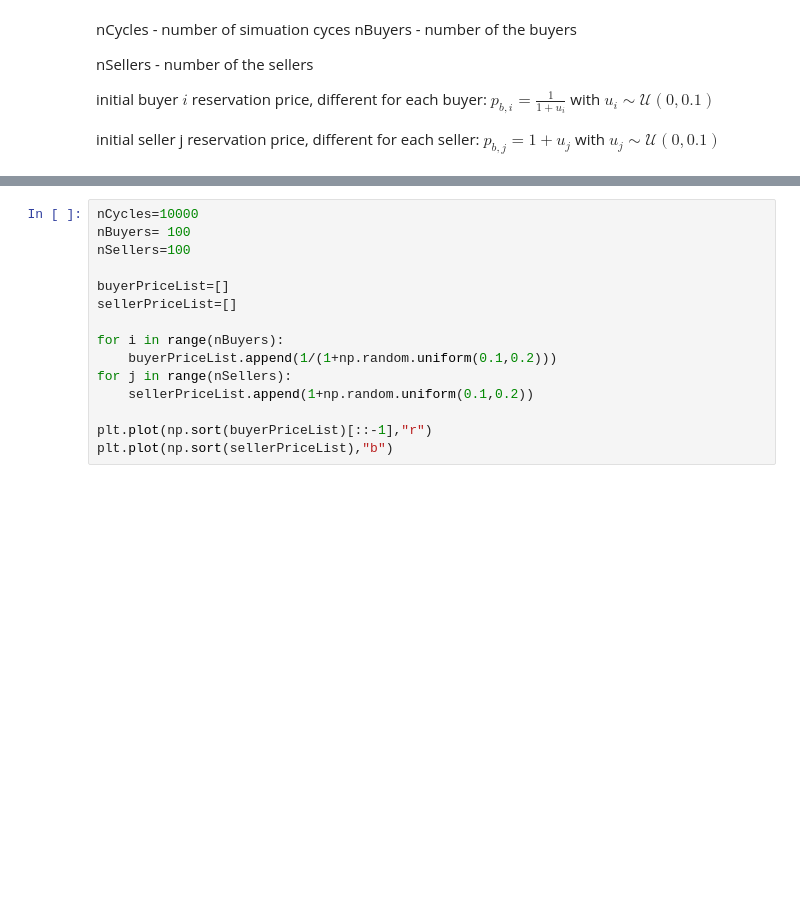
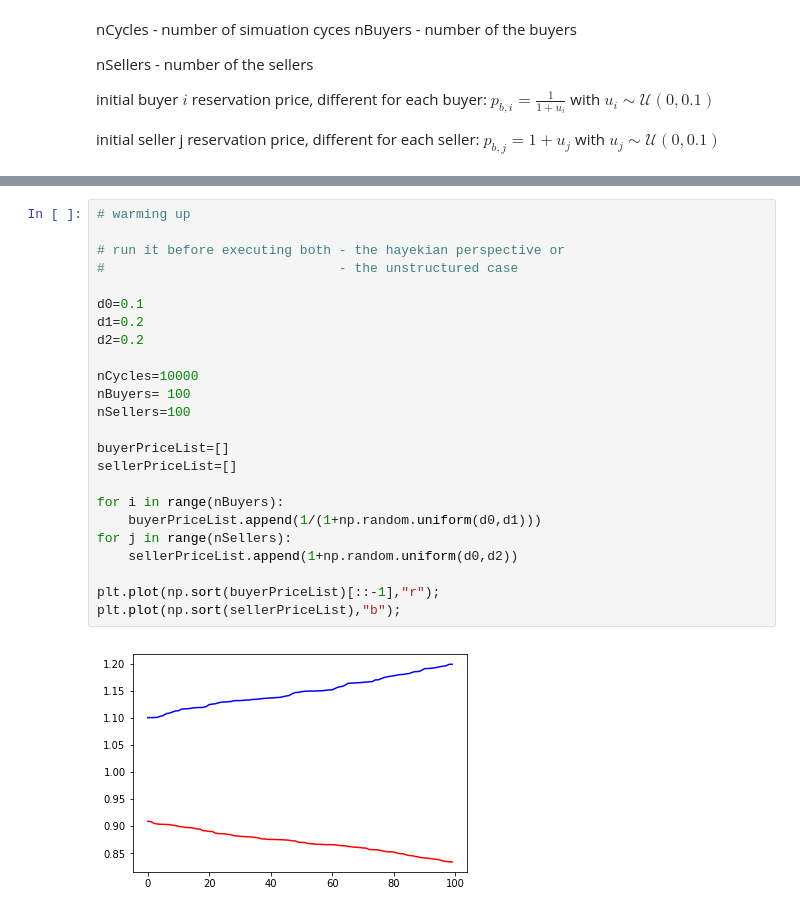
Before and after one commit to terna/microHayekianMarket, a Jupyter notebook: microHayekianMarket.ipynb, the cells around one changed output, grey strips where cells are left out. Drawn from its saved outputs; the diff is of its cells as text; blank space fills up the shorter version.

```diff
--- a/microHayekianMarket.ipynb
+++ b/microHayekianMarket.ipynb
@@ -19,16 +21,27 @@ import time
 # %%
+# warming up
+
+# run it before executing both - the hayekian perspective or
+#                              - the unstructured case
+
+d0=0.1
+d1=0.2
+d2=0.2
+
 nCycles=10000
 nBuyers= 100
 nSellers=100
 
 buyerPriceList=[]
 sellerPriceList=[]
 
 for i in range(nBuyers):
-    buyerPriceList.append(1/(1+np.random.uniform(0.1,0.2)))
+    buyerPriceList.append(1/(1+np.random.uniform(d0,d1)))
 for j in range(nSellers):
-    sellerPriceList.append(1+np.random.uniform(0.1,0.2))
+    sellerPriceList.append(1+np.random.uniform(d0,d2))
 
-plt.plot(np.sort(buyerPriceList)[::-1],"r")
-plt.plot(np.sort(sellerPriceList),"b")
+plt.plot(np.sort(buyerPriceList)[::-1],"r");
+plt.plot(np.sort(sellerPriceList),"b");
+# %% [output]
+[figure, added]
 # %%
```
Also changed, not shown: parts of 3 cells of this notebook, 1 other file.
